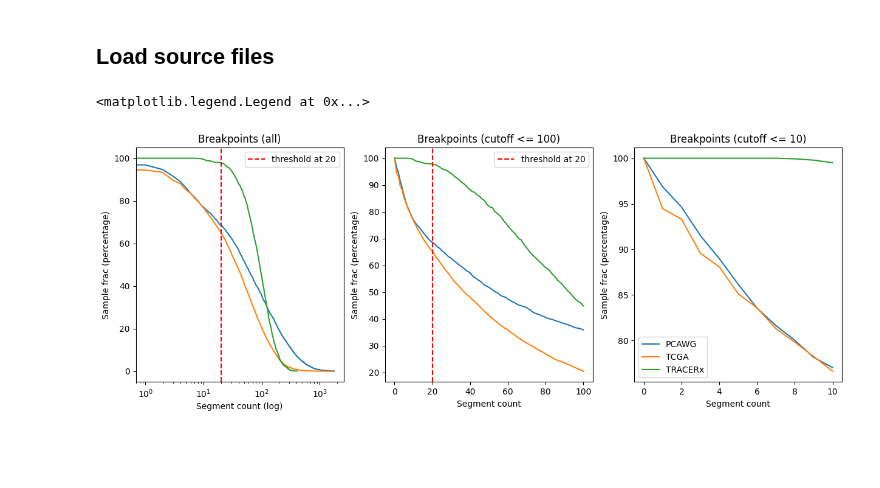
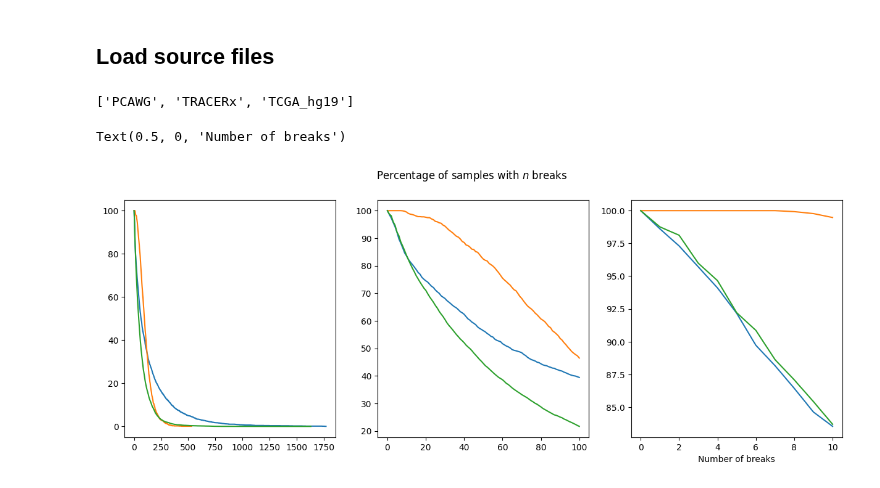
Before and after one commit to ICCB-Cologne/CNSistent, a Jupyter notebook: notebooks/analyze/analyze_seg_count.ipynb, the cells around one changed output. Cells and saved outputs as stored; diff of their text form; code cells hidden in the pictures; blank space fills up the shorter version.

```diff
--- a/notebooks/analyze/analyze_seg_count.ipynb
+++ b/notebooks/analyze/analyze_seg_count.ipynb
@@ -15,9 +15,15 @@ datasets = list(data.keys())
+# %%
+samples, cns = main_load_data()
+datasets = list(samples["source"].unique())
+datasets
+# %% [output]
+['PCAWG', 'TRACERx', 'TCGA_hg19']
 # %%
-def get_table(segs):
-    total = len(segs)
+def get_table(subsample):
+    total = len(subsample)
     table = []
-    for i in range(0, segs["breaks_aut"].max()):
-        sample = segs[segs["breaks_aut"] >= i].shape[0]
+    for i in range(0, subsample["breaks_aut"].max()):
+        sample = subsample[subsample["breaks_aut"] >= i].shape[0]
         table.append([i, sample, sample / total * 100])
 
     table = pd.DataFrame(table, columns=["threshold", "samples", "percentage"])
@@ -25,35 +31,17 @@ def get_table(segs):
 # %%
 fig, axs = plt.subplots(1, 3, figsize=(15, 5))  # Create a figure and a 1x3 subplot
 for dataset in datasets:
-    table = get_table(data[dataset].samples)
+    table = get_table(samples.query(f"source == '{dataset}'"))
 
     axs[0].plot(table["threshold"], table["percentage"])
 
     selection = table[table["threshold"] <=100]
     axs[1].plot(selection["threshold"], selection["percentage"])
 
     selection = table[table["threshold"] <=10]
     axs[2].plot(selection["threshold"], selection["percentage"])
 
-
-axs[0].set_xscale('log')
-axs[0].set_xlabel("Segment count (log)")
-axs[0].set_ylabel("Sample frac (percentage)")
-axs[0].set_title(f"Breakpoints (all)")
-axs[0].axvline(x=20, color='r', linestyle='--', label="threshold at 20")
-axs[0].legend()
-
-axs[1].set_xlabel("Segment count")
-axs[1].set_ylabel("Sample frac (percentage)")
-axs[1].set_title(f"Breakpoints (cutoff <= 100)")
-axs[1].axvline(x=20, color='r', linestyle='--', label="threshold at 20")
-axs[1].legend()
-
-axs[2].set_xlabel("Segment count")
-axs[2].set_ylabel("Sample frac (percentage)")
-axs[2].set_title(f"Breakpoints (cutoff <= 10)")
-
-axs[2].legend(datasets)
+plt.suptitle("Percentage of samples with $n$ breaks")
 # %% [output]
-<matplotlib.legend.Legend at 0x...>
+Text(0.5, 0, 'Number of breaks')
-[figure, old version]
+[figure, new version]
```
Also changed, not shown: parts of 5 cells of this notebook, 13 other files.
